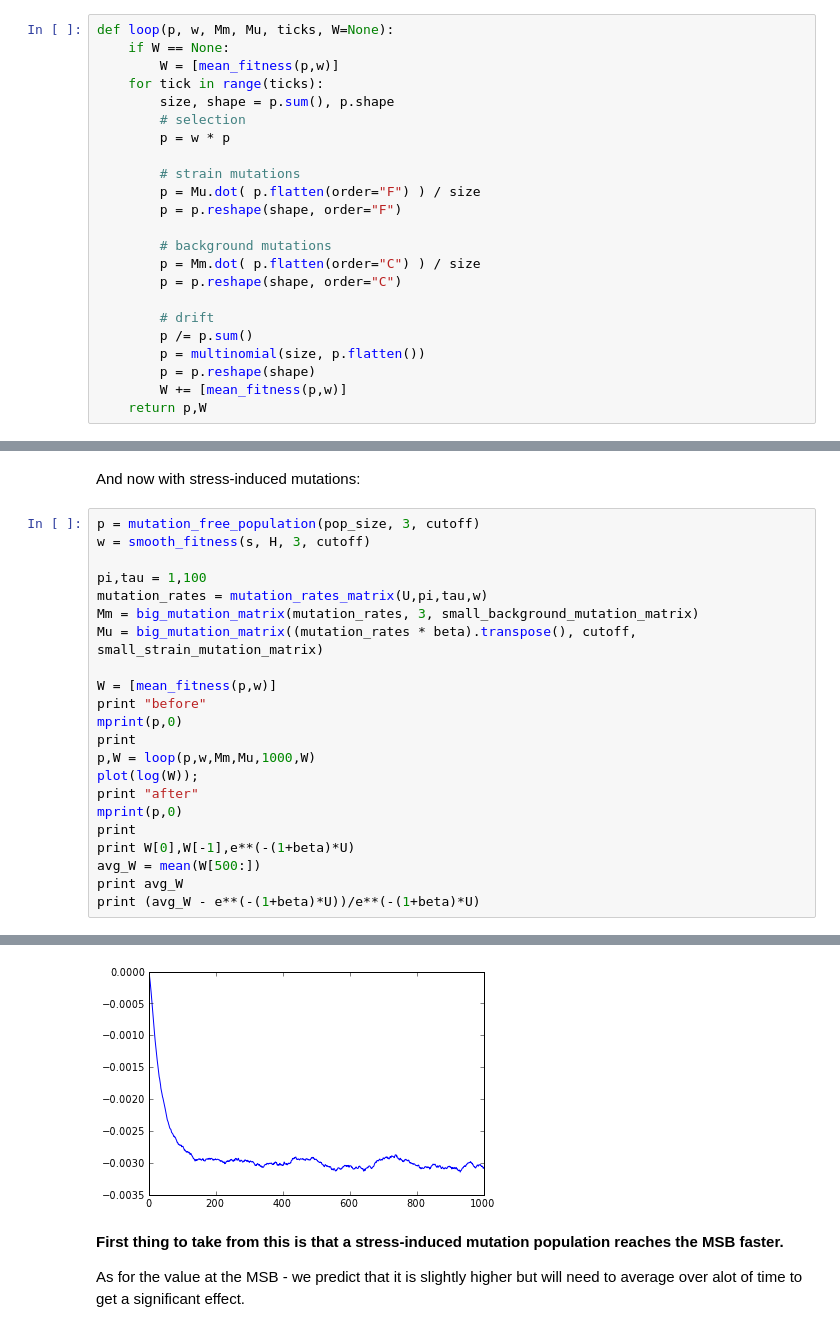
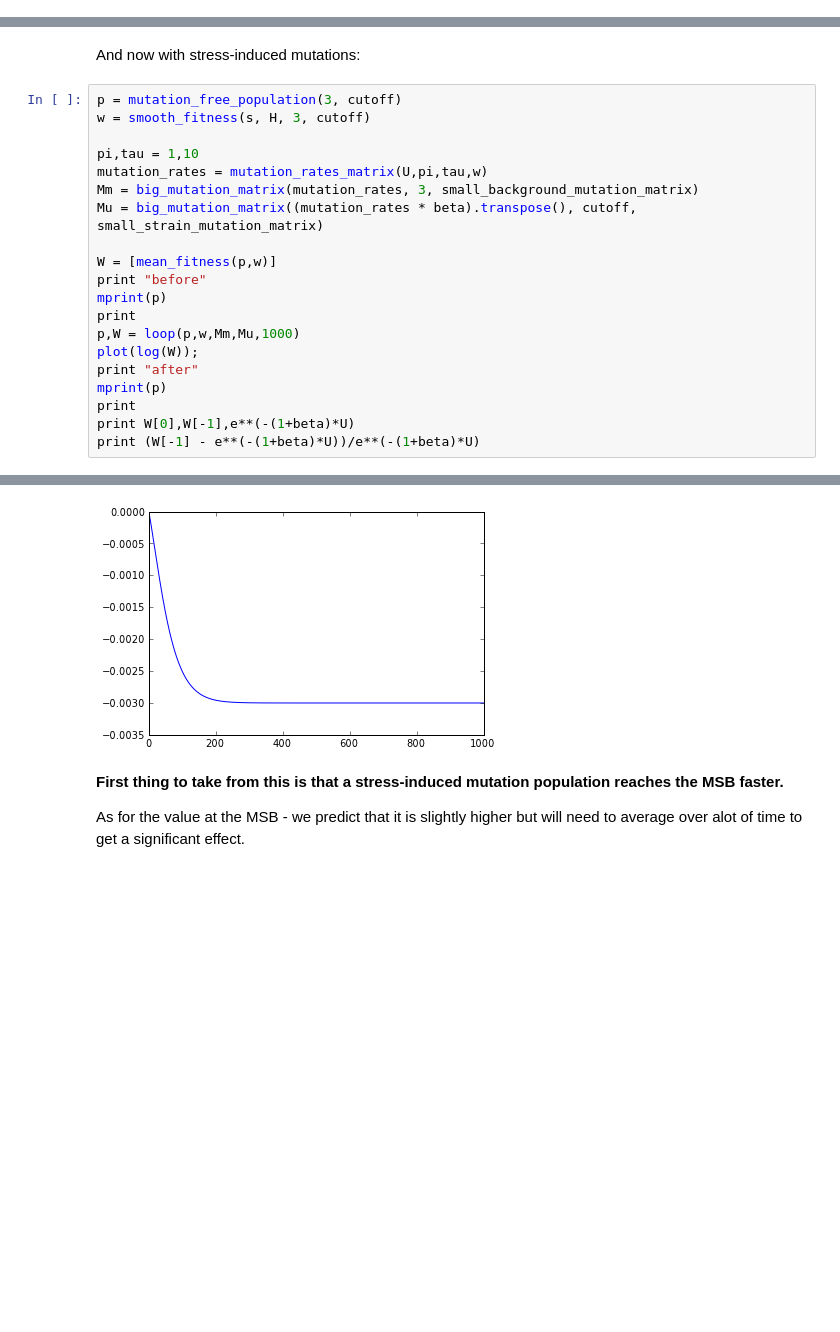
Before and after one commit to yoavram/ruggedsim, a Jupyter notebook: stochastic/ruggedsim new model.ipynb, the cells around one changed output, grey strips where cells are left out. Drawn from its saved outputs; the diff is of its cells as text; blank space fills up the shorter version.

Commit message:
pop size now appears only in drift operator

```diff
--- a/stochastic/ruggedsim new model.ipynb
+++ b/stochastic/ruggedsim new model.ipynb
@@ -304,26 +296,3 @@ mprint(w*p,14)
-# %%
-def loop(p, w, Mm, Mu, ticks, W=None):
-    if W == None:
-        W = [mean_fitness(p,w)]
-    for tick in range(ticks):
-        size, shape = p.sum(), p.shape
-        # selection
-        p = w * p
-
-        # strain mutations
-        p = Mu.dot( p.flatten(order="F") ) / size
-        p = p.reshape(shape, order="F")
-
-        # background mutations
-        p = Mm.dot( p.flatten(order="C") ) / size
-        p = p.reshape(shape, order="C")
-
-        # drift
-        p /= p.sum()
-        p = multinomial(size, p.flatten())
-        p = p.reshape(shape)
-        W += [mean_fitness(p,w)]
-    return p,W
 # %% [markdown]
 Create Mutaion-Selection Balance
 # %%
@@ -366,26 +331,24 @@ after
 # %% [markdown]
 And now with stress-induced mutations:
 # %%
-p = mutation_free_population(pop_size, 3, cutoff)
+p = mutation_free_population(3, cutoff)
 w = smooth_fitness(s, H, 3, cutoff)
 
-pi,tau = 1,100
+pi,tau = 1,10
 mutation_rates = mutation_rates_matrix(U,pi,tau,w)
 Mm = big_mutation_matrix(mutation_rates, 3, small_background_mutation_matrix)
 Mu = big_mutation_matrix((mutation_rates * beta).transpose(), cutoff, small_strain_mutation_matrix)
 
 W = [mean_fitness(p,w)]
 print "before"
-mprint(p,0)
+mprint(p)
 print
-p,W = loop(p,w,Mm,Mu,1000,W)
+p,W = loop(p,w,Mm,Mu,1000)
 plot(log(W));
 print "after"
-mprint(p,0)
+mprint(p)
 print
 print W[0],W[-1],e**(-(1+beta)*U)
-avg_W = mean(W[500:])
-print avg_W
-print (avg_W - e**(-(1+beta)*U))/e**(-(1+beta)*U)
+print (W[-1] - e**(-(1+beta)*U))/e**(-(1+beta)*U)
 # %% [output]
 before
@@ -404,4 +366,4 @@ after
-[figure, old version]
+[figure, new version]
 # %% [markdown]
 **First thing to take from this is that a stress-induced mutation population reaches the MSB faster.**
 
```
Also changed, not shown: parts of 11 cells of this notebook.
